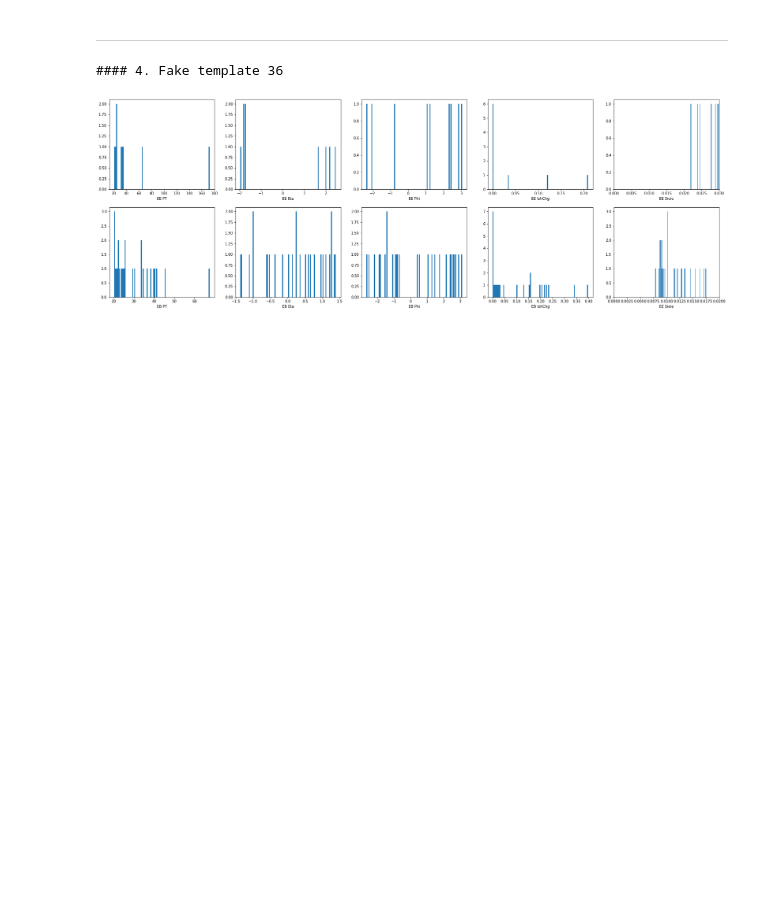
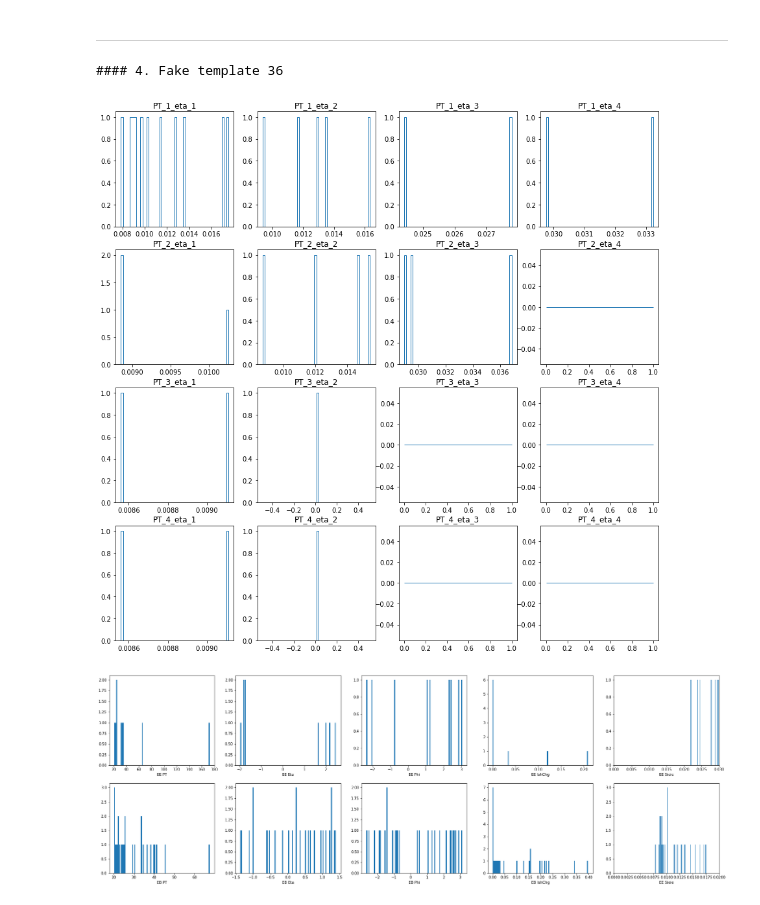
Before and after one commit to JW-corp/J.W_Analysis, a Jupyter notebook: Coffea_WZG/Jupyter/Test_Fake_template.ipynb, the cells around one changed output. Saved outputs shown, nothing was run; the diff lists cells and outputs as text; code cells hidden in the pictures; blank space fills up the shorter version.

```diff
--- a/Coffea_WZG/Jupyter/Test_Fake_template.ipynb
+++ b/Coffea_WZG/Jupyter/Test_Fake_template.ipynb
@@ -435,6 +499,18 @@ Photon = Photon[ak.num(Photon) == 1]
 print("#### 4. Fake template {0}".format(len(Ele_channel_fake_template )))
 # %% [output]
 #### 4. Fake template 36
+# %%
+photon = ak.flatten(Photon)
+# %%
+fig,axs = plt.subplots(4,4,figsize=(15,15))
+axs = axs.ravel()
+
+for ith,name in enumerate(bin_name_list):
+
+    axs[ith].hist(make_bins(photon.pt,abs(photon.eta),photon.sieie,name),bins=50,histtype='step')
+    axs[ith].set_title(name)
+# %% [output]
+[figure, added]
 # %%
 #def make_leading_pair(target,base):
 #            return target[ak.argmax(base.pt,axis=1,keepdims=True)]
```
Also changed, not shown: parts of 13 cells of this notebook, 2 other files.
